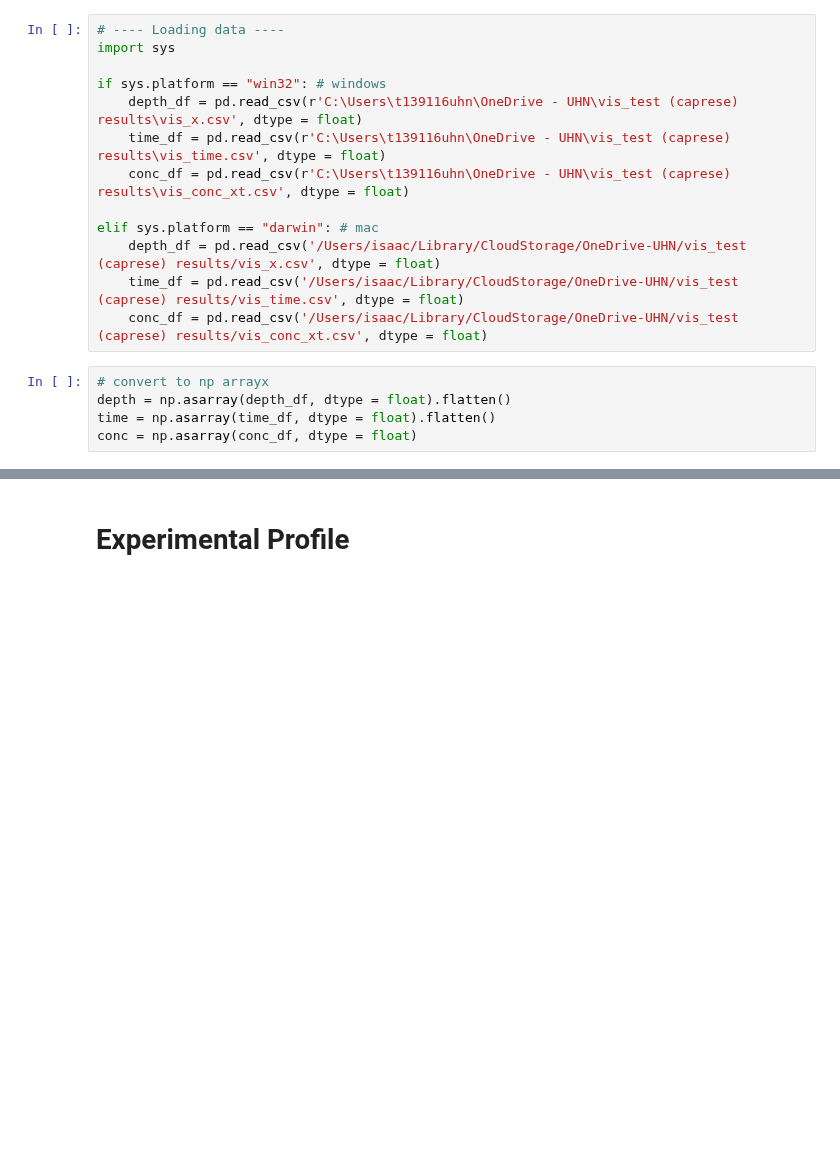
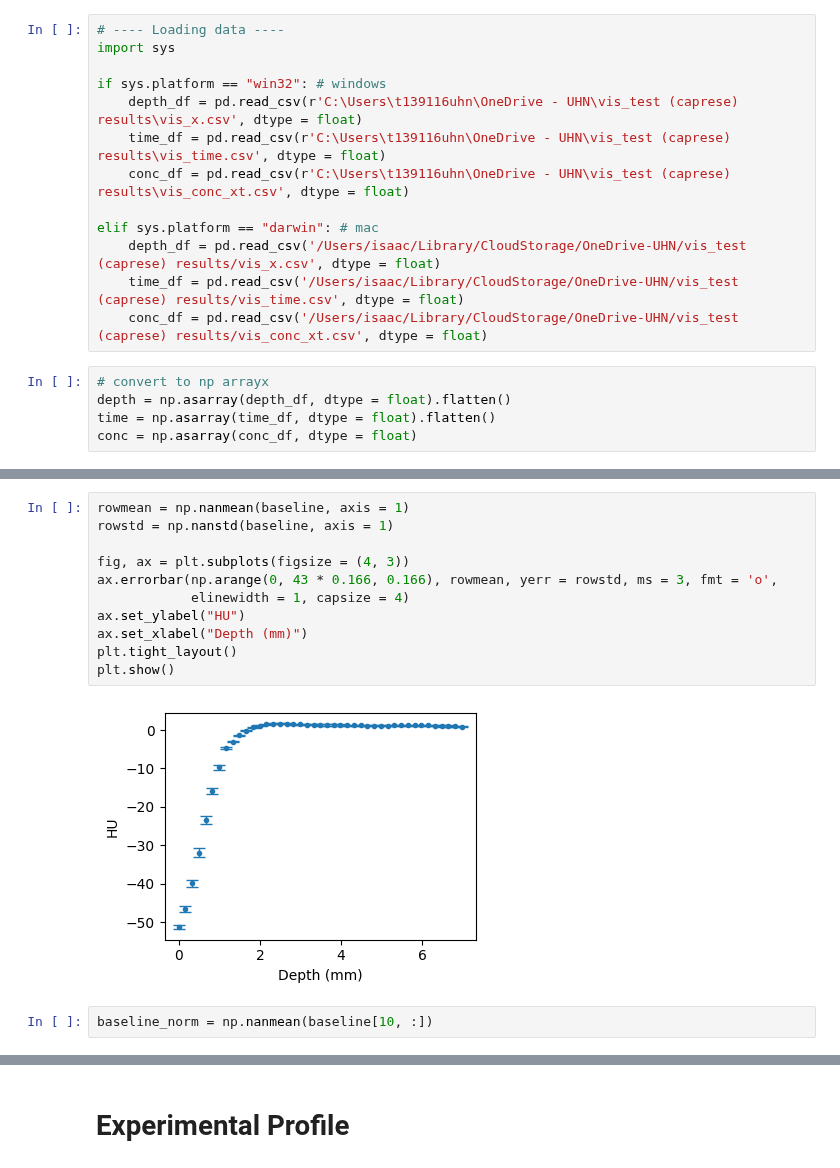
Before and after one commit to isaackh28/diff_tests, a Jupyter notebook: fit_diff.ipynb, the cells around one changed output, grey strips where cells are left out. Saved outputs shown, nothing was run; the diff lists cells and outputs as text; blank space fills up the shorter version.

```diff
--- a/fit_diff.ipynb
+++ b/fit_diff.ipynb
@@ -28,0 +69,15 @@ conc = np.asarray(conc_df, dtype = float)
+# %%
+rowmean = np.nanmean(baseline, axis = 1)
+rowstd = np.nanstd(baseline, axis = 1)
+
+fig, ax = plt.subplots(figsize = (4, 3))
+ax.errorbar(np.arange(0, 43 * 0.166, 0.166), rowmean, yerr = rowstd, ms = 3, fmt = 'o',
+            elinewidth = 1, capsize = 4)
+ax.set_ylabel("HU")
+ax.set_xlabel("Depth (mm)")
+plt.tight_layout()
+plt.show()
+# %% [output]
+[figure, added]
+# %%
+baseline_norm = np.nanmean(baseline[10, :])
```
Also changed, not shown: parts of 15 cells of this notebook.
